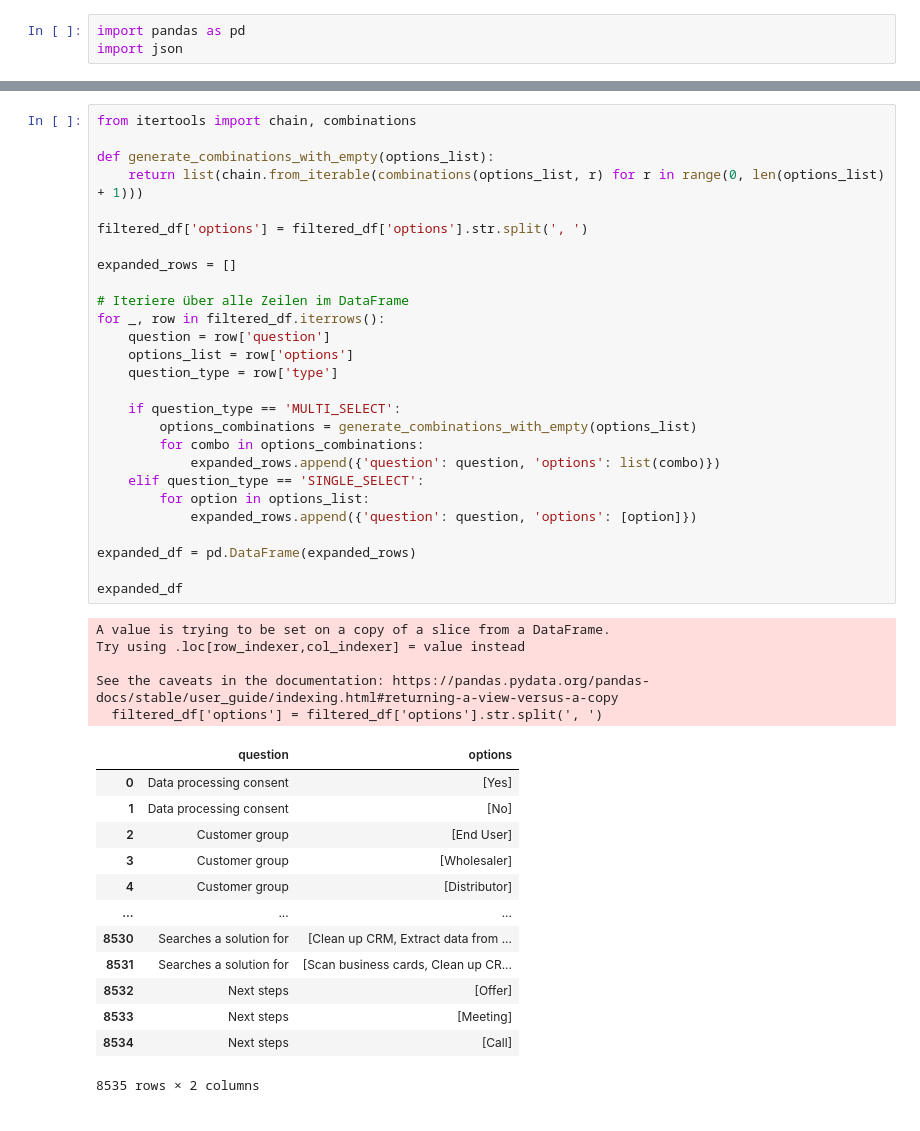
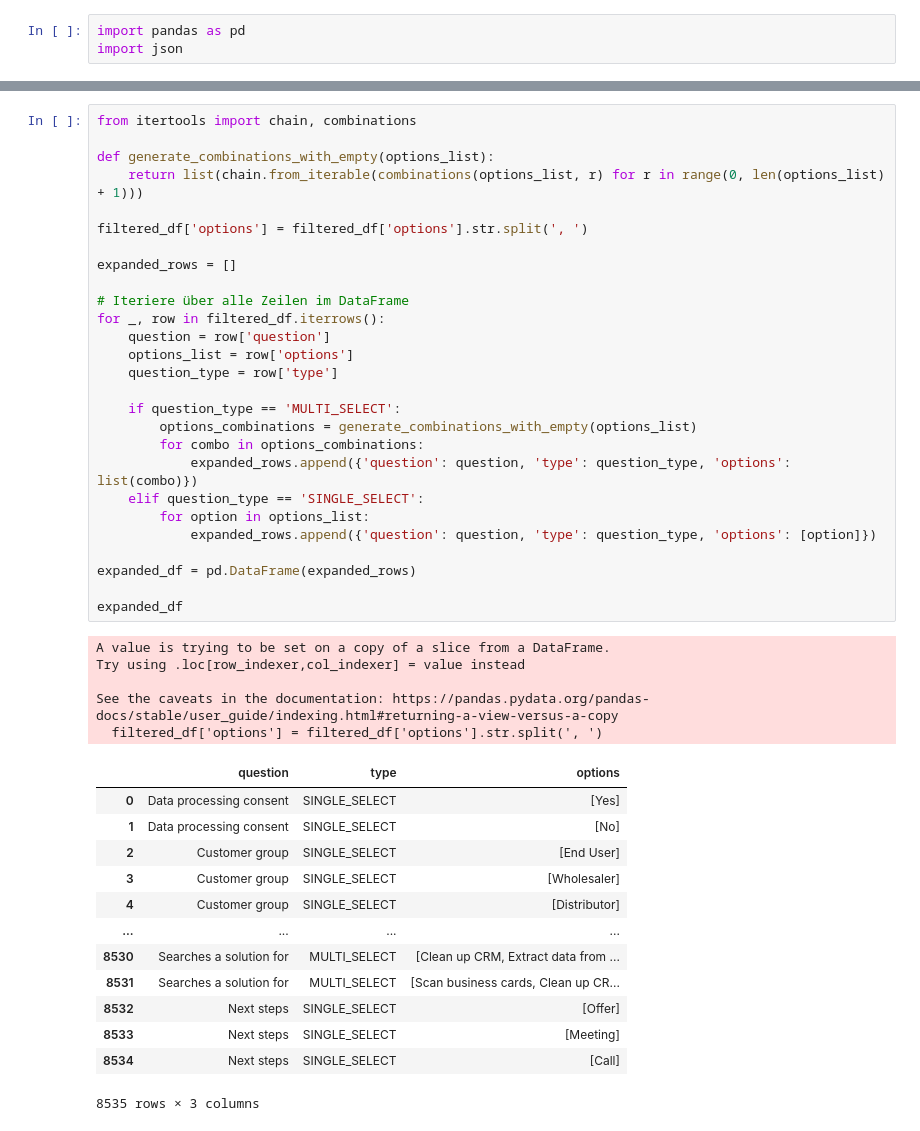
Before and after one commit to alexk2206/tds_capstone, a Jupyter notebook: answer_combinations.ipynb, the cells around one changed output, grey strips where cells are left out. Saved outputs shown, nothing was run; the diff lists cells and outputs as text.

```diff
--- a/answer_combinations.ipynb
+++ b/answer_combinations.ipynb
@@ -62,45 +63,45 @@ filtered_df
 from itertools import chain, combinations
 
 def generate_combinations_with_empty(options_list):
     return list(chain.from_iterable(combinations(options_list, r) for r in range(0, len(options_list) + 1)))
 
 filtered_df['options'] = filtered_df['options'].str.split(', ')
 
 expanded_rows = []
 
 # Iteriere über alle Zeilen im DataFrame
 for _, row in filtered_df.iterrows():
     question = row['question']
     options_list = row['options']
     question_type = row['type']
 
     if question_type == 'MULTI_SELECT':
         options_combinations = generate_combinations_with_empty(options_list)
         for combo in options_combinations:
-            expanded_rows.append({'question': question, 'options': list(combo)})
+            expanded_rows.append({'question': question, 'type': question_type, 'options': list(combo)})
     elif question_type == 'SINGLE_SELECT':
         for option in options_list:
-            expanded_rows.append({'question': question, 'options': [option]})
+            expanded_rows.append({'question': question, 'type': question_type, 'options': [option]})
 
 expanded_df = pd.DataFrame(expanded_rows)
 
 expanded_df
 # %% [output]
 A value is trying to be set on a copy of a slice from a DataFrame.
 Try using .loc[row_indexer,col_indexer] = value instead
 
 See the caveats in the documentation: https://pandas.pydata.org/pandas-docs/stable/user_guide/indexing.html#returning-a-view-versus-a-copy
   filtered_df['options'] = filtered_df['options'].str.split(', ')
-|  | question | options |
-| 0 | Data processing consent | [Yes] |
-| 1 | Data processing consent | [No] |
-| 2 | Customer group | [End User] |
-| 3 | Customer group | [Wholesaler] |
-| 4 | Customer group | [Distributor] |
-| ... | ... | ... |
-| 8530 | Searches a solution for | [Clean up CRM, Extract data from ... |
-| 8531 | Searches a solution for | [Scan business cards, Clean up CR... |
-| 8532 | Next steps | [Offer] |
-| 8533 | Next steps | [Meeting] |
-| 8534 | Next steps | [Call] |
+|  | question | type | options |
+| 0 | Data processing consent | SINGLE_SELECT | [Yes] |
+| 1 | Data processing consent | SINGLE_SELECT | [No] |
+| 2 | Customer group | SINGLE_SELECT | [End User] |
+| 3 | Customer group | SINGLE_SELECT | [Wholesaler] |
+| 4 | Customer group | SINGLE_SELECT | [Distributor] |
+| ... | ... | ... | ... |
+| 8530 | Searches a solution for | MULTI_SELECT | [Clean up CRM, Extract data from ... |
+| 8531 | Searches a solution for | MULTI_SELECT | [Scan business cards, Clean up CR... |
+| 8532 | Next steps | SINGLE_SELECT | [Offer] |
+| 8533 | Next steps | SINGLE_SELECT | [Meeting] |
+| 8534 | Next steps | SINGLE_SELECT | [Call] |
-8535 rows × 2 columns
+8535 rows × 3 columns
```
Also changed, not shown: parts of 1 cell of this notebook.
